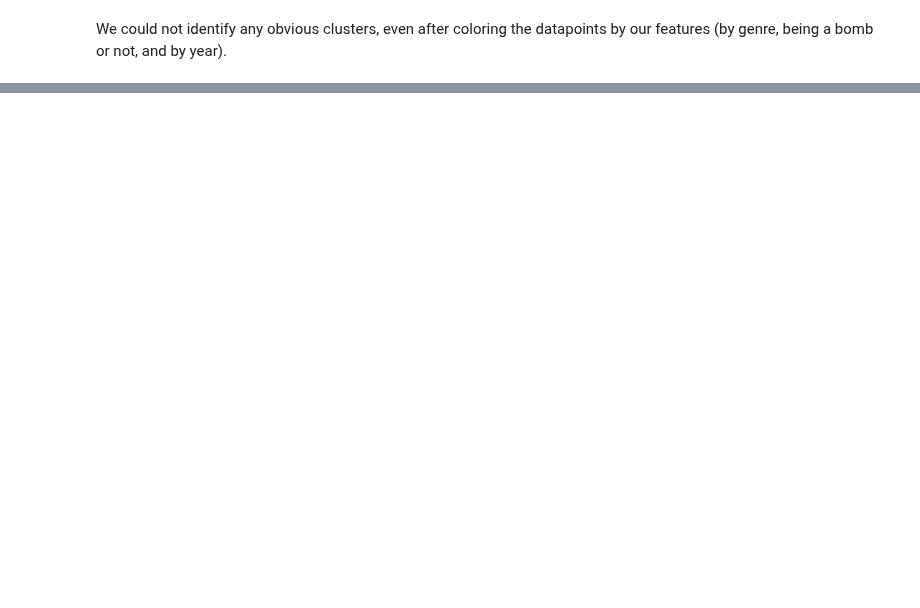
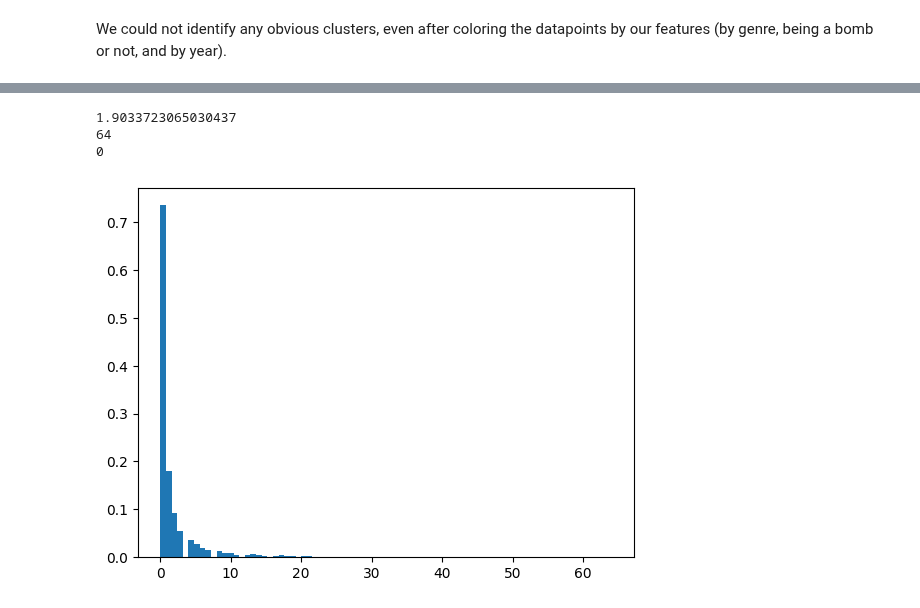
Before and after one commit to epfl-ada/ada-2022-project-adamax, a Jupyter notebook: src/initial_analysis.ipynb, the cells around one changed output, grey strips where cells are left out. Drawn from its saved outputs; the diff is of its cells as text; code cells hidden in the pictures; blank space fills up the shorter version.

```diff
--- a/src/initial_analysis.ipynb
+++ b/src/initial_analysis.ipynb
@@ -515,0 +600,17 @@ We could not identify any obvious clusters, even after coloring the datapoints b
+# %%
+df_actors["release_date"] = pd.to_datetime(df_actors["release_date"], format="%Y-%m-%d", errors="coerce")
+df_movies["release_date"] = pd.to_datetime(df_movies["release_date"], format="%Y-%m-%d", errors="coerce")
+# %%
+print(len(df_actors))
+counter = 0
+# Number of movie bombs before the movie
+def count_bombs_before(row):
+    global counter
+    counter += 1
+    if counter % 1000 == 0:
+        print(counter, f"{counter/232316*100:.3f}%", end="\r")
+    date_of_release = row["release_date"]
+    movies_before = df_actors[["actor_name", "actor_dob", "release_date", "is_bomb_reviews"]][(df_actors["actor_name"] == row["actor_name"]) & (df_actors["actor_dob"] == row["actor_dob"])]
+    count = movies_before[movies_before["release_date"] < date_of_release]["is_bomb_reviews"].sum()
+    return count
+df_actors["nb_bomb_reviews_before"] = df_actors.apply(count_bombs_before, axis=1)
@@ -515,0 +630,20 @@ We could not identify any obvious clusters, even after coloring the datapoints b
+# %%
+# Number of movie bombs before the movie
+actors = df_actors.groupby(["freebase_actor_id"])
+nb_after = []
+for actor, actor_df in actors:
+    if actor_df.is_bomb_reviews.sum() == 1:
+        actor_df = actor_df.sort_values("release_date")["is_bomb_reviews"].values
+        index_of_bomb = np.where(actor_df)[0][-1]
+        nb_after.append(len(actor_df) - index_of_bomb - 1)
+# %%
+print(np.mean(nb_after))
+print(np.max(nb_after))
+print(np.min(nb_after))
+plt.hist(nb_after, bins=80, density=True)
+plt.show()
+# %% [output]
+1.9033723065030437
+64
+0
+[figure, added]
```
Also changed, not shown: parts of 31 cells of this notebook.
